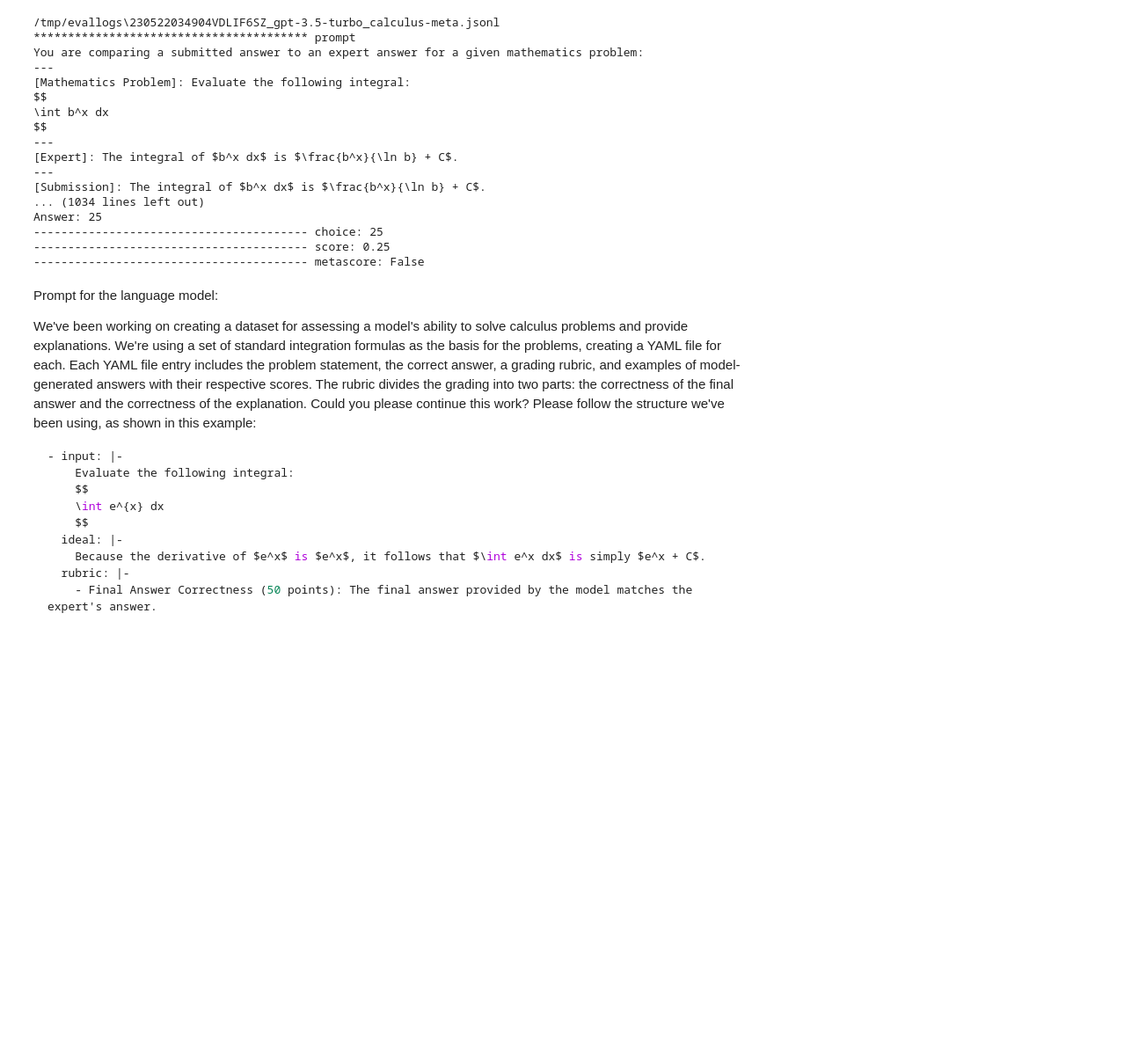
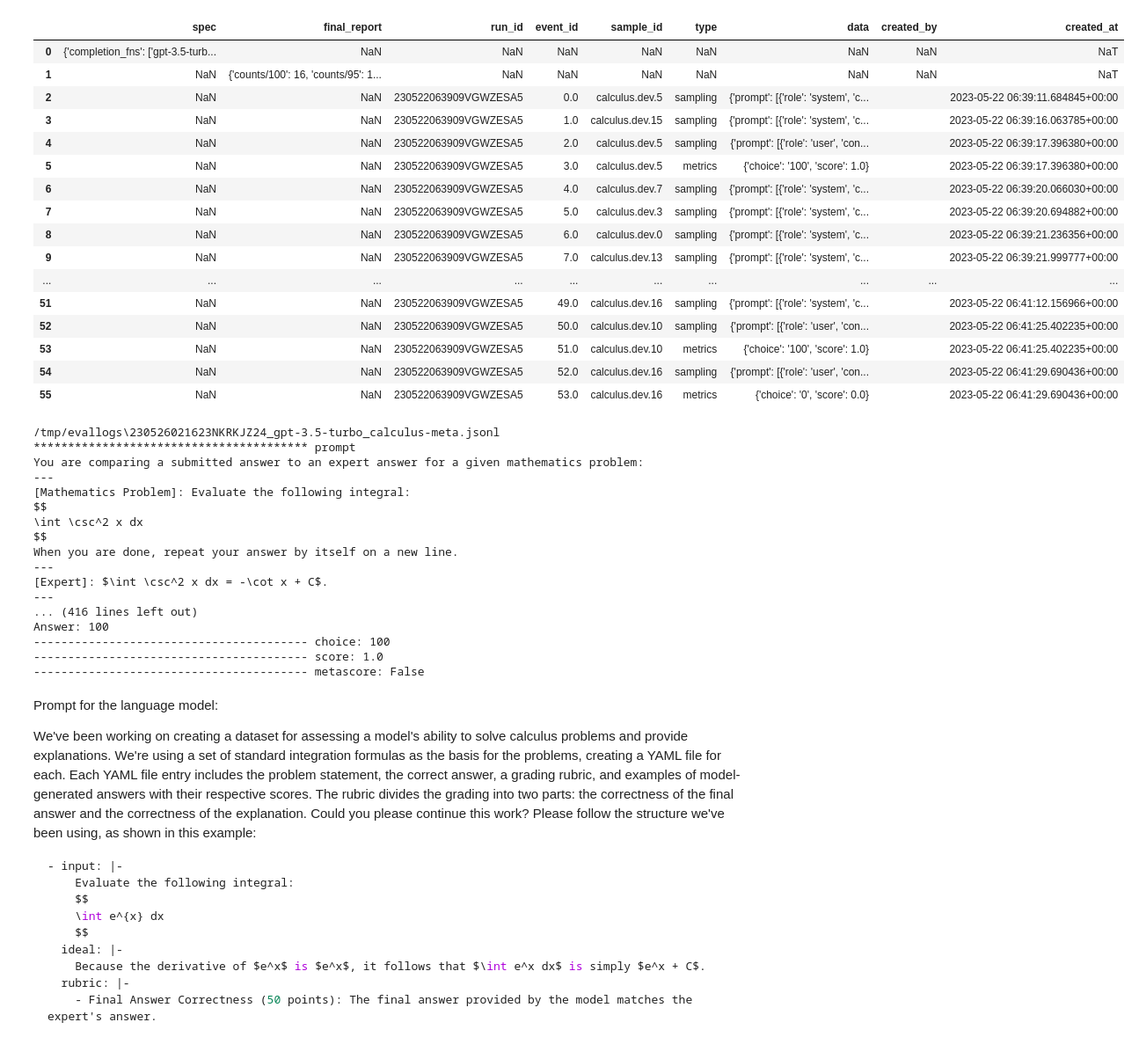
Before and after one commit to irrealis/openai-evals, a Jupyter notebook: notebooks/230521-2139 calculus evals.ipynb, the cells around one changed output. Shown at 88% size. Drawn from its saved outputs; the diff is of its cells as text; code cells hidden in the pictures; blank space fills up the shorter version.

```diff
--- a/notebooks/230521-2139 calculus evals.ipynb
+++ b/notebooks/230521-2139 calculus evals.ipynb
@@ -63,6 +63,7 @@ def print_evallog(path_match, idx=-1):
                 print('-' * 40, 'score:', entry['score'])
             if 'metascore' in entry:
                 print('-' * 40, 'metascore:', entry['metascore'])
+    return events_df
 # %%
 with open('calculus-demo.yaml', 'r') as f:
     data0 = yaml.load(f, yaml.CLoader)
@@ -109,5 +112,5 @@ glob.glob('/tmp/evallogs/*_calculus.jsonl')
 # %%
 !oaieval gpt-3.5-turbo calculus
 # %%
-print_evallog('/tmp/evallogs/*_calculus.jsonl')
+events_df = print_evallog('/tmp/evallogs/*_calculus.jsonl')
 # %% [output]
@@ -131,24 +168,44 @@ $\frac{1}{2}\sec^2 x + C$
+# %%
+events_df
+# %% [output]
+|  | spec | final_report | run_id | event_id | sample_id | type | data | created_by | created_at |
+| 0 | {'completion_fns': ['gpt-3.5-turb... | NaN | NaN | NaN | NaN | NaN | NaN | NaN | NaT |
+| 1 | NaN | {'counts/100': 16, 'counts/95': 1... | NaN | NaN | NaN | NaN | NaN | NaN | NaT |
+| 2 | NaN | NaN | 230522063909VGWZESA5 | 0.0 | calculus.dev.5 | sampling | {'prompt': [{'role': 'system', 'c... |  | 2023-05-22 06:39:11.684845+00:00 |
+| 3 | NaN | NaN | 230522063909VGWZESA5 | 1.0 | calculus.dev.15 | sampling | {'prompt': [{'role': 'system', 'c... |  | 2023-05-22 06:39:16.063785+00:00 |
+| 4 | NaN | NaN | 230522063909VGWZESA5 | 2.0 | calculus.dev.5 | sampling | {'prompt': [{'role': 'user', 'con... |  | 2023-05-22 06:39:17.396380+00:00 |
+| 5 | NaN | NaN | 230522063909VGWZESA5 | 3.0 | calculus.dev.5 | metrics | {'choice': '100', 'score': 1.0} |  | 2023-05-22 06:39:17.396380+00:00 |
+| 6 | NaN | NaN | 230522063909VGWZESA5 | 4.0 | calculus.dev.7 | sampling | {'prompt': [{'role': 'system', 'c... |  | 2023-05-22 06:39:20.066030+00:00 |
+| 7 | NaN | NaN | 230522063909VGWZESA5 | 5.0 | calculus.dev.3 | sampling | {'prompt': [{'role': 'system', 'c... |  | 2023-05-22 06:39:20.694882+00:00 |
+| 8 | NaN | NaN | 230522063909VGWZESA5 | 6.0 | calculus.dev.0 | sampling | {'prompt': [{'role': 'system', 'c... |  | 2023-05-22 06:39:21.236356+00:00 |
+| 9 | NaN | NaN | 230522063909VGWZESA5 | 7.0 | calculus.dev.13 | sampling | {'prompt': [{'role': 'system', 'c... |  | 2023-05-22 06:39:21.999777+00:00 |
+| ... | ... | ... | ... | ... | ... | ... | ... | ... | ... |
+| 51 | NaN | NaN | 230522063909VGWZESA5 | 49.0 | calculus.dev.16 | sampling | {'prompt': [{'role': 'system', 'c... |  | 2023-05-22 06:41:12.156966+00:00 |
+| 52 | NaN | NaN | 230522063909VGWZESA5 | 50.0 | calculus.dev.10 | sampling | {'prompt': [{'role': 'user', 'con... |  | 2023-05-22 06:41:25.402235+00:00 |
+| 53 | NaN | NaN | 230522063909VGWZESA5 | 51.0 | calculus.dev.10 | metrics | {'choice': '100', 'score': 1.0} |  | 2023-05-22 06:41:25.402235+00:00 |
+| 54 | NaN | NaN | 230522063909VGWZESA5 | 52.0 | calculus.dev.16 | sampling | {'prompt': [{'role': 'user', 'con... |  | 2023-05-22 06:41:29.690436+00:00 |
+| 55 | NaN | NaN | 230522063909VGWZESA5 | 53.0 | calculus.dev.16 | metrics | {'choice': '0', 'score': 0.0} |  | 2023-05-22 06:41:29.690436+00:00 |
 # %%
 !oaieval gpt-3.5-turbo calculus-meta
 # %%
 print_evallog('/tmp/evallogs/*_calculus-meta.jsonl')
 # %% [output]
-/tmp/evallogs\230522034904VDLIF6SZ_gpt-3.5-turbo_calculus-meta.jsonl
+/tmp/evallogs\230526021623NKRKJZ24_gpt-3.5-turbo_calculus-meta.jsonl
 **************************************** prompt
 You are comparing a submitted answer to an expert answer for a given mathematics problem:
 ---
 [Mathematics Problem]: Evaluate the following integral:
 $$
-\int b^x dx
+\int \csc^2 x dx
 $$
+When you are done, repeat your answer by itself on a new line.
 ---
-[Expert]: The integral of $b^x dx$ is $\frac{b^x}{\ln b} + C$.
+[Expert]: $\int \csc^2 x dx = -\cot x + C$.
 ---
-[Submission]: The integral of $b^x dx$ is $\frac{b^x}{\ln b} + C$.
-... (1034 lines left out)
-Answer: 25
----------------------------------------- choice: 25
----------------------------------------- score: 0.25
+... (416 lines left out)
+Answer: 100
+---------------------------------------- choice: 100
+---------------------------------------- score: 1.0
 ---------------------------------------- metascore: False
 # %% [markdown]
 Prompt for the language model:
```
Also changed, not shown: parts of 5 cells of this notebook, 8 other files.
